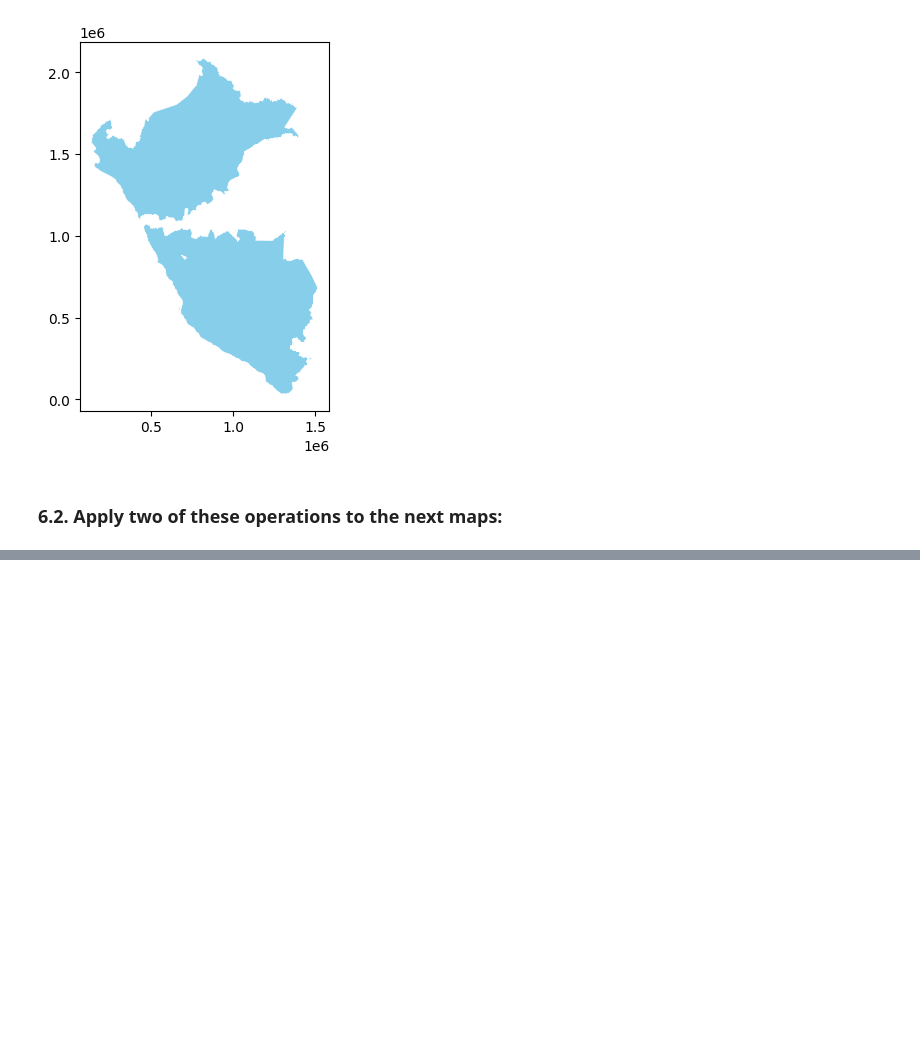
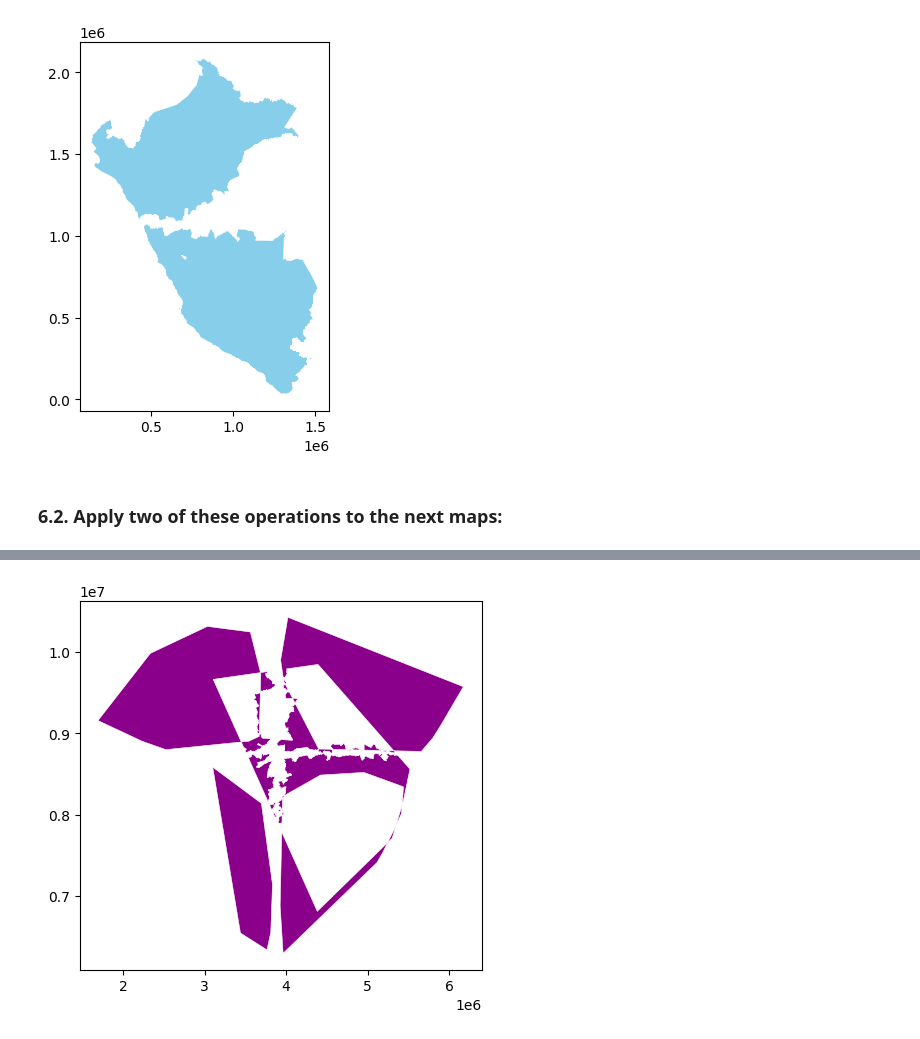
Before and after one commit to IntroSpatialDataScience/geodfEv3, a Jupyter notebook: Evaluacion3.ipynb, the cells around one changed output, grey strips where cells are left out. Cells and saved outputs as stored; diff of their text form; code cells hidden in the pictures; blank space fills up the shorter version.

```diff
--- a/Evaluacion3.ipynb
+++ b/Evaluacion3.ipynb
@@ -528,0 +574,6 @@ plt.show()
+# %%
+br5 = br4.overlay(br1, how="symmetric_difference",keep_geom_type=False).dissolve()
+br5.plot(facecolor='darkmagenta',edgecolor='white',linewidth=0.4)
+plt.show()
+# %% [output]
+[figure, added]
```
Also changed, not shown: parts of 6 cells of this notebook.
